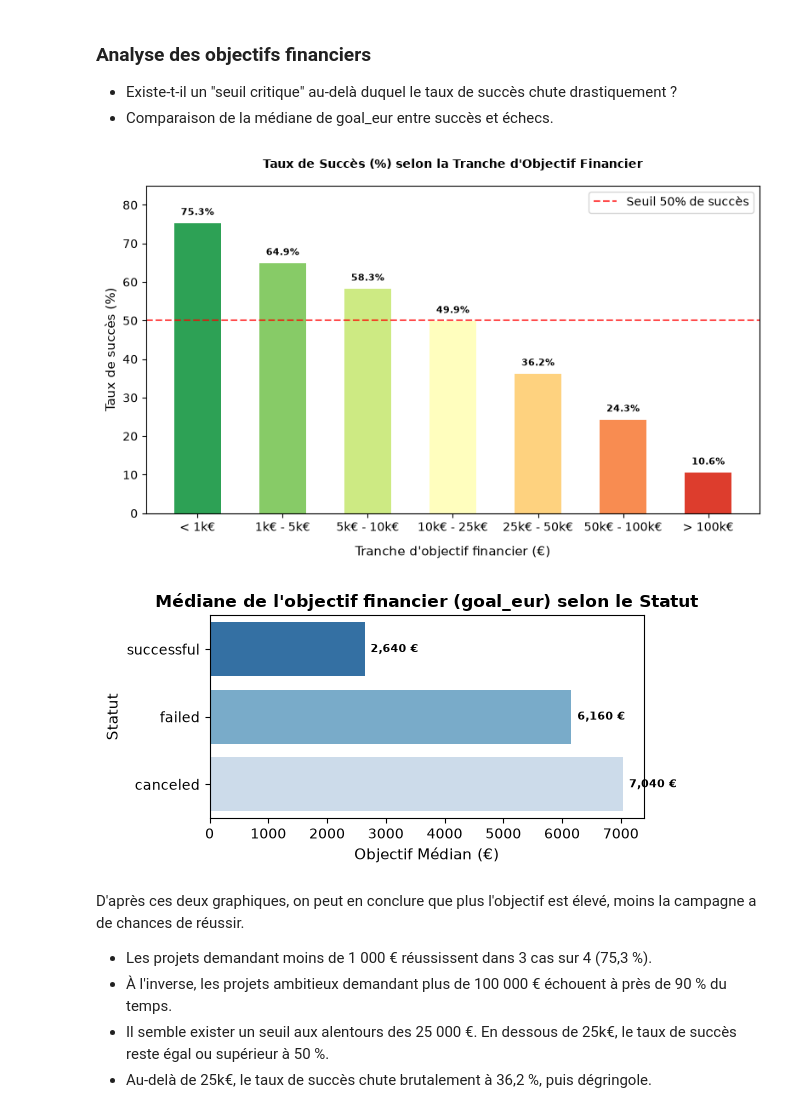
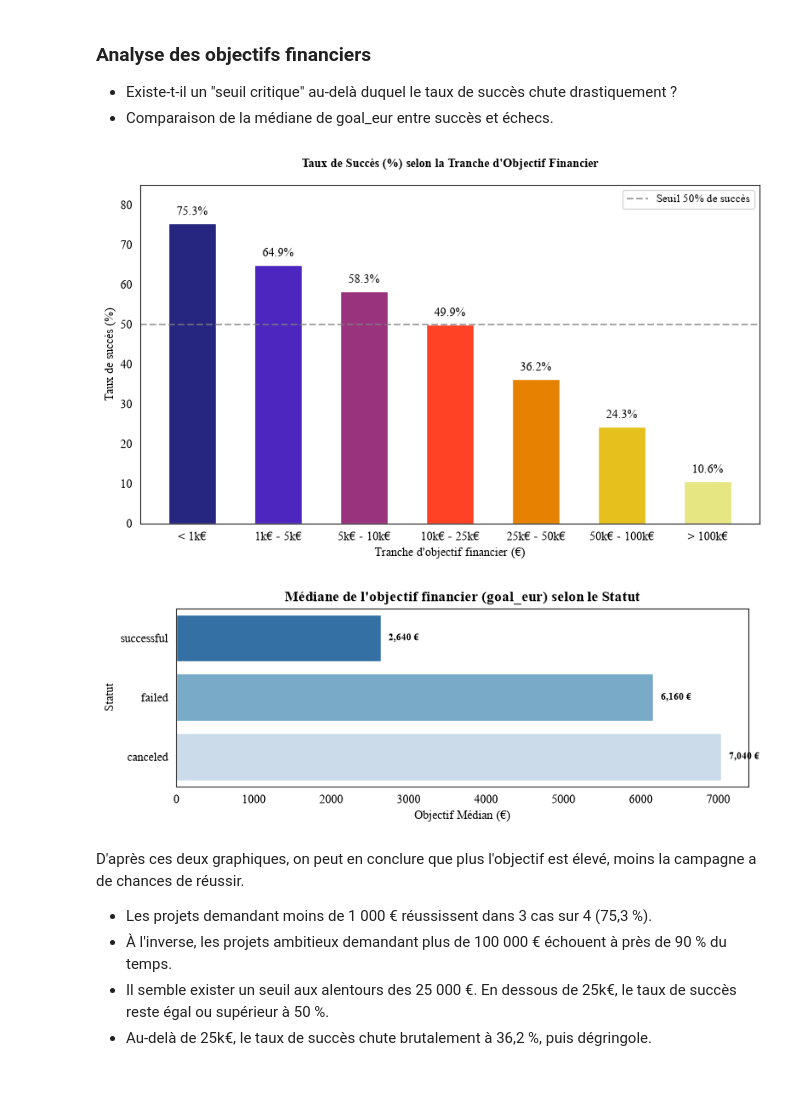
Before and after one commit to lbrdmariama/memoire-2026, a Jupyter notebook: code/analyse-exploratoire.ipynb, the cells around one changed output. Cells and saved outputs as stored; diff of their text form; code cells hidden in the pictures; blank space fills up the shorter version.

```diff
--- a/code/analyse-exploratoire.ipynb
+++ b/code/analyse-exploratoire.ipynb
@@ -12,6 +12,29 @@ import matplotlib.pyplot as plt
 import seaborn as sns
 import numpy as np
 
+
+sns.set_style("white")
+
+# Charte graphique
+plt.rcParams.update({
+    'font.family': 'Times New Roman',
+
+    'axes.titlesize': 12,
+    'axes.titleweight': 'bold',
+    'axes.labelsize': 10,
+    'xtick.labelsize': 10,
+    'ytick.labelsize': 10,
+    'legend.fontsize': 9,
+    'font.size': 10,
+    # Couleurs par défaut
+
+    'text.color': '#000000',
+    'axes.titlecolor': '#000000',
+    'axes.labelcolor': '#000000',
+    'xtick.color': '#000000',
+    'ytick.color': '#000000'
+})
+
 kickstarter_df = pd.read_csv('/Users/mariamalaborde/Documents/DataScientest/memoire-2026/data/clean_kickstarter.csv', sep=',', encoding='utf-8')
 
 kickstarter_df.head(3)
@@ -87,11 +111,7 @@ Passing `palette` without assigning `hue` is deprecated and will be removed in v
 # %% [markdown]
 ### Corrélation entre les variables numériques
 # %%
-# Exclusion des projets live
 df_completed = kickstarter_df[kickstarter_df['state'].isin(['successful', 'failed', 'canceled'])].copy()
-
-# Variable de succès binaire
-df_completed['is_success'] = (df_completed['state'] == 'successful').astype(int)
 
 # Sélection des variables numériques à analyser
 num_cols = [
@@ -109,12 +129,12 @@ sns.heatmap(
     corr,
     annot=True,          # Affiche les valeurs numériques dans chaque case
     fmt=".2f",           # Arrondit à 2 décimales
-    cmap="coolwarm",     # Palette de couleur (Rouge = positif, Bleu = négatif)
+    cmap="YlOrRd",
     vmin=-0.3, vmax=1.0, # Échelle de couleur
     square=True
 )
 
-plt.title("Matrice de Corrélation de Pearson avec le Succès", fontsize=10, fontweight='bold')
+plt.title("Matrice de corrélation de Pearson avec le succès")
 plt.tight_layout()
 plt.show()
 # %% [output]
@@ -199,20 +212,16 @@ D'après cette matrice d'association, la sous-catégorie semble avoir plus d'inf
 * Existe-t-il un "seuil critique" au-delà duquel le taux de succès chute drastiquement ?
 * Comparaison de la médiane de goal_eur entre succès et échecs.
 # %%
-# Évaluer si il existe un seuil
-import numpy as np
-
-# Tranches d'objectifs
 bins_goal = [0, 1000, 5000, 10000, 25000, 50000, 100000, np.inf]
 labels_goal = ['< 1k€', '1k€ - 5k€', '5k€ - 10k€', '10k€ - 25k€', '25k€ - 50k€', '50k€ - 100k€', '> 100k€']
 
 df_completed['goal_bin'] = pd.cut(df_completed['goal_eur'], bins=bins_goal, labels=labels_goal)
 
-# Taux de succès (%) par tranche
+
 success_rate = df_completed.groupby('goal_bin', observed=False)['is_success'].mean() * 100
 
 
-colors = sns.color_palette('RdYlGn_r', len(success_rate))
+colors = sns.color_palette('CMRmap', len(success_rate))
 plt.figure(figsize=(8, 5))
 
 bars = plt.bar(
@@ -225,15 +234,15 @@ plt.title(
     fontweight='bold',
     pad=15,
 )
-plt.xlabel("Tranche d'objectif financier (€)", fontsize=11, labelpad=10)
-plt.ylabel('Taux de succès (%)', fontsize=11)
+plt.xlabel("Tranche d'objectif financier (€)")
+plt.ylabel('Taux de succès (%)')
 
 # Agrandir l'axe Y pour laisser de la place aux étiquettes
 plt.ylim(0, 85)
 
 # Ligne horizontale du seuil de 50%
 plt.axhline(
-    50, color='red', linestyle='--', alpha=0.7, label='Seuil 50% de succès'
+    50, color='grey', linestyle='--', alpha=0.7, label='Seuil 50% de succès'
 )
 
 # 5. Affichage des pourcentages bien au-dessus de chaque barre
@@ -243,37 +252,35 @@ for bar in bars:
       f'{height:.1f}%',
       xy=(bar.get_x() + bar.get_width() / 2, height + 1.5),
       ha='center',
-      va='bottom',
-      fontsize=8,
-      fontweight='bold',
+      va='bottom'
   )
 
 plt.legend(loc='upper right')
 plt.tight_layout()
 plt.show()
 # %% [output]
-[figure, old version]
+[figure, new version]
 # %%
 # Évaluer la médiane d'objectif financieier
 goal_medians = df_completed.groupby('state')['goal_eur'].median().reindex(['successful', 'failed', 'canceled'])
 
-plt.figure(figsize=(6, 3))
+plt.figure(figsize=(8, 3))
 ax = sns.barplot(x=goal_medians.values, y=goal_medians.index, palette='Blues_r', hue=goal_medians.index, legend=False)
 
-plt.title("Médiane de l'objectif financier (goal_eur) selon le Statut", fontsize=12, fontweight='bold')
-plt.xlabel("Objectif Médian (€)", fontsize=11)
-plt.ylabel("Statut", fontsize=11)
+plt.title("Médiane de l'objectif financier (goal_eur) selon le Statut")
+plt.xlabel("Objectif Médian (€)")
+plt.ylabel("Statut")
 
 # Ajouter les montants exacts sur les barres
 for p in ax.patches:
     width = p.get_width()
     ax.annotate(f'{width:,.0f} €', (width + 100, p.get_y() + p.get_height() / 2),
                 ha='left', va='center', fontsize=8, fontweight='bold')
 
 plt.tight_layout()
 plt.show()
 # %% [output]
-[figure, old version]
+[figure, new version]
 # %% [markdown]
 D'après ces deux graphiques, on peut en conclure que plus l'objectif est élevé, moins la campagne a de chances de réussir.
 
```
Also changed, not shown: parts of 40 cells of this notebook, 1 other file.
